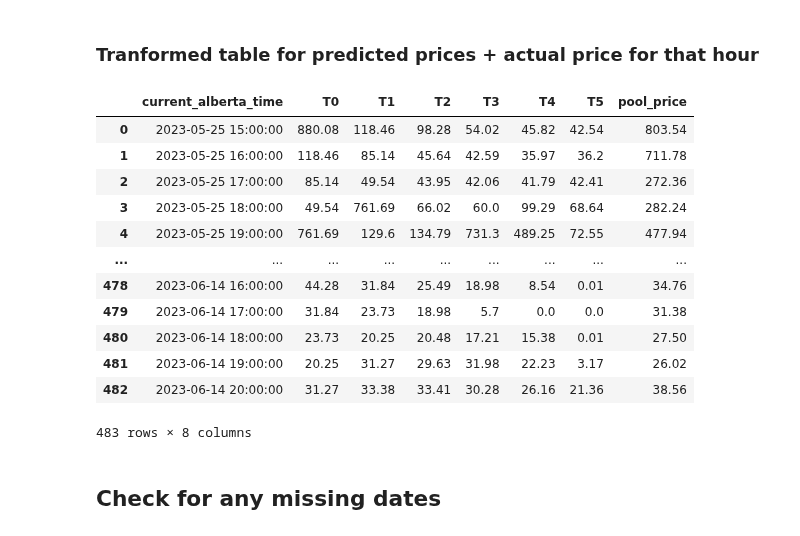
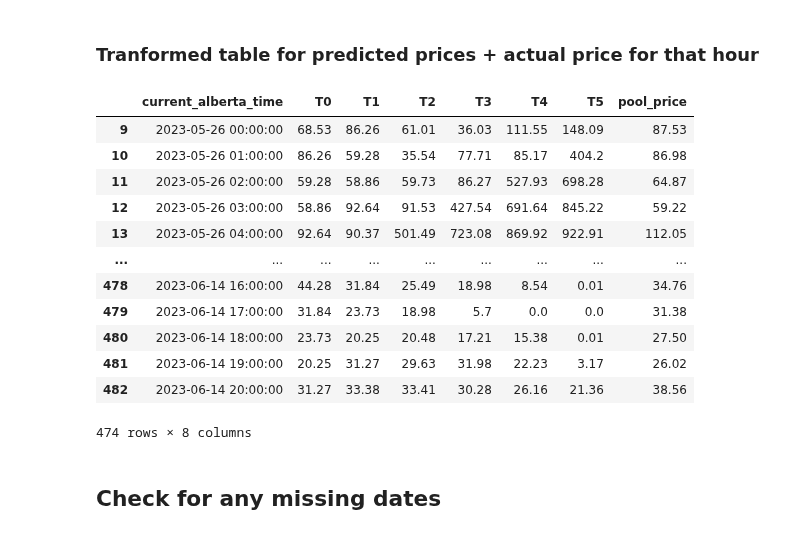
Before and after one commit to slalom-ubc-mds/Power-Price-Prediction, a Jupyter notebook: notebooks/benchmark_error/aeso_forecast_error.ipynb, the cells around one changed output. Drawn from its saved outputs; the diff is of its cells as text; code cells hidden in the pictures.

```diff
--- a/notebooks/benchmark_error/aeso_forecast_error.ipynb
+++ b/notebooks/benchmark_error/aeso_forecast_error.ipynb
@@ -63,7 +63,7 @@ def sort_and_save_data(df, output_file):
     df_sorted.to_csv(output_file, index=False)
 
 # Main execution
-folder_path = '././data/raw/pool_price/'
+folder_path = '../../data/raw/pool_price/'
 output_file = 'formatted_data.csv'
 
 df = process_folder(folder_path)
@@ -89,7 +89,8 @@ response = requests.get(url, headers=headers, params=params)
 actual_df = pd.DataFrame(response.json()['return']['Pool Price Report'])
 actual_df
 
-actual_df = actual_df.loc[actual_df['begin_datetime_mpt'] >= '2023-05-25 14:00:00']
+# actual_df = actual_df.loc[actual_df['begin_datetime_mpt'] >= '2023-05-25 14:00:00']
+actual_df = actual_df.loc[actual_df['begin_datetime_mpt'] >= '2023-05-25 23:00:00']
 actual_df
 # %% [output]
 |  | begin_datetime_utc | begin_datetime_mpt | pool_price | forecast_pool_price | rolling_30day_avg |
@@ -170,24 +171,25 @@ Number of missing dates: 0
 # %%
 valid_df = actual_df[['begin_datetime_mpt','pool_price']]
 valid_df.set_index('begin_datetime_mpt', inplace=True)
 valid_df.index = pd.to_datetime(valid_df.index)
 merged_df = pd.merge(df, valid_df, left_index=True, right_index=True, how='left')
 merged_df = merged_df.reset_index()
+merged_df = merged_df.loc[merged_df['current_alberta_time'] >= '2023-05-26 00:00:00']
 merged_df
 # %% [output]
 |  | current_alberta_time | T0 | T1 | T2 | T3 | T4 | T5 | pool_price |
-| 0 | 2023-05-25 15:00:00 | 880.08 | 118.46 | 98.28 | 54.02 | 45.82 | 42.54 | 803.54 |
-| 1 | 2023-05-25 16:00:00 | 118.46 | 85.14 | 45.64 | 42.59 | 35.97 | 36.2 | 711.78 |
-| 2 | 2023-05-25 17:00:00 | 85.14 | 49.54 | 43.95 | 42.06 | 41.79 | 42.41 | 272.36 |
-| 3 | 2023-05-25 18:00:00 | 49.54 | 761.69 | 66.02 | 60.0 | 99.29 | 68.64 | 282.24 |
-| 4 | 2023-05-25 19:00:00 | 761.69 | 129.6 | 134.79 | 731.3 | 489.25 | 72.55 | 477.94 |
+| 9 | 2023-05-26 00:00:00 | 68.53 | 86.26 | 61.01 | 36.03 | 111.55 | 148.09 | 87.53 |
+| 10 | 2023-05-26 01:00:00 | 86.26 | 59.28 | 35.54 | 77.71 | 85.17 | 404.2 | 86.98 |
+| 11 | 2023-05-26 02:00:00 | 59.28 | 58.86 | 59.73 | 86.27 | 527.93 | 698.28 | 64.87 |
+| 12 | 2023-05-26 03:00:00 | 58.86 | 92.64 | 91.53 | 427.54 | 691.64 | 845.22 | 59.22 |
+| 13 | 2023-05-26 04:00:00 | 92.64 | 90.37 | 501.49 | 723.08 | 869.92 | 922.91 | 112.05 |
 | ... | ... | ... | ... | ... | ... | ... | ... | ... |
 | 478 | 2023-06-14 16:00:00 | 44.28 | 31.84 | 25.49 | 18.98 | 8.54 | 0.01 | 34.76 |
 | 479 | 2023-06-14 17:00:00 | 31.84 | 23.73 | 18.98 | 5.7 | 0.0 | 0.0 | 31.38 |
 | 480 | 2023-06-14 18:00:00 | 23.73 | 20.25 | 20.48 | 17.21 | 15.38 | 0.01 | 27.50 |
 | 481 | 2023-06-14 19:00:00 | 20.25 | 31.27 | 29.63 | 31.98 | 22.23 | 3.17 | 26.02 |
 | 482 | 2023-06-14 20:00:00 | 31.27 | 33.38 | 33.41 | 30.28 | 26.16 | 21.36 | 38.56 |
-483 rows × 8 columns
+474 rows × 8 columns
 # %% [markdown]
 ## Check for any missing dates
 # %%
```
Also changed, not shown: parts of 12 cells of this notebook.
